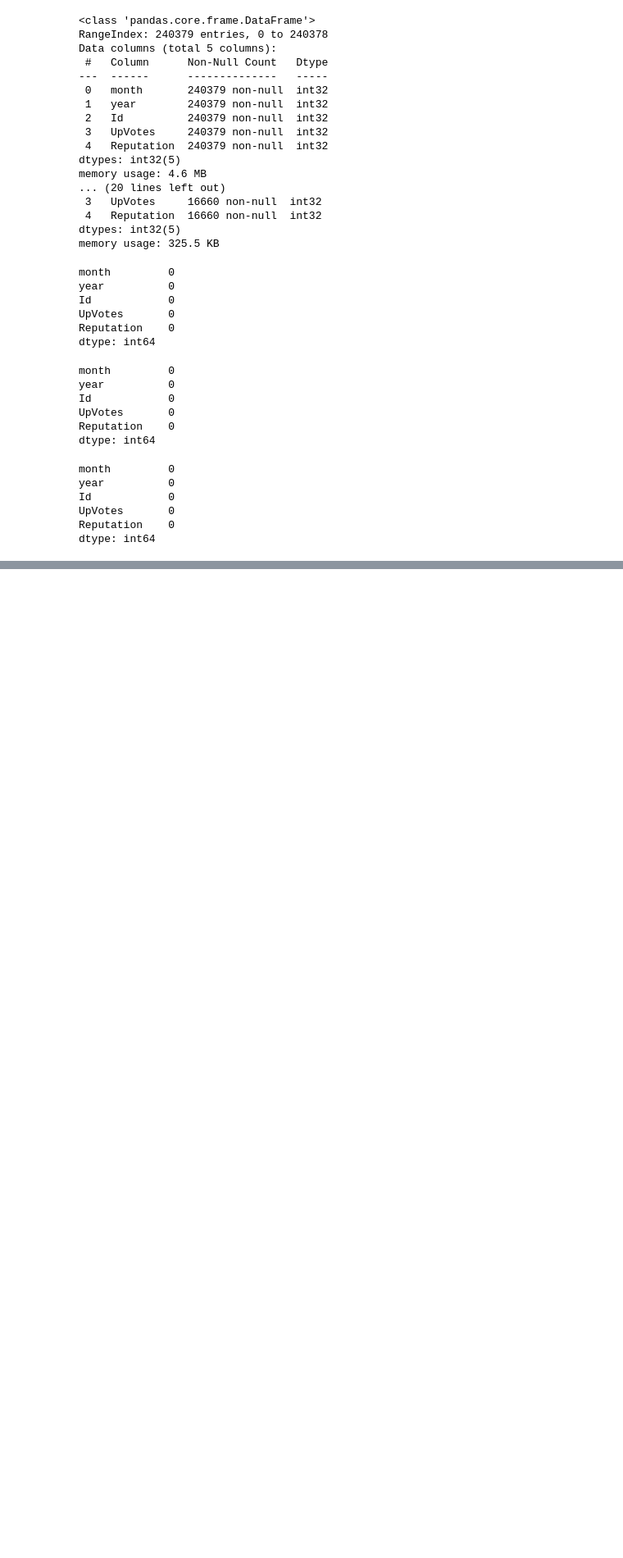
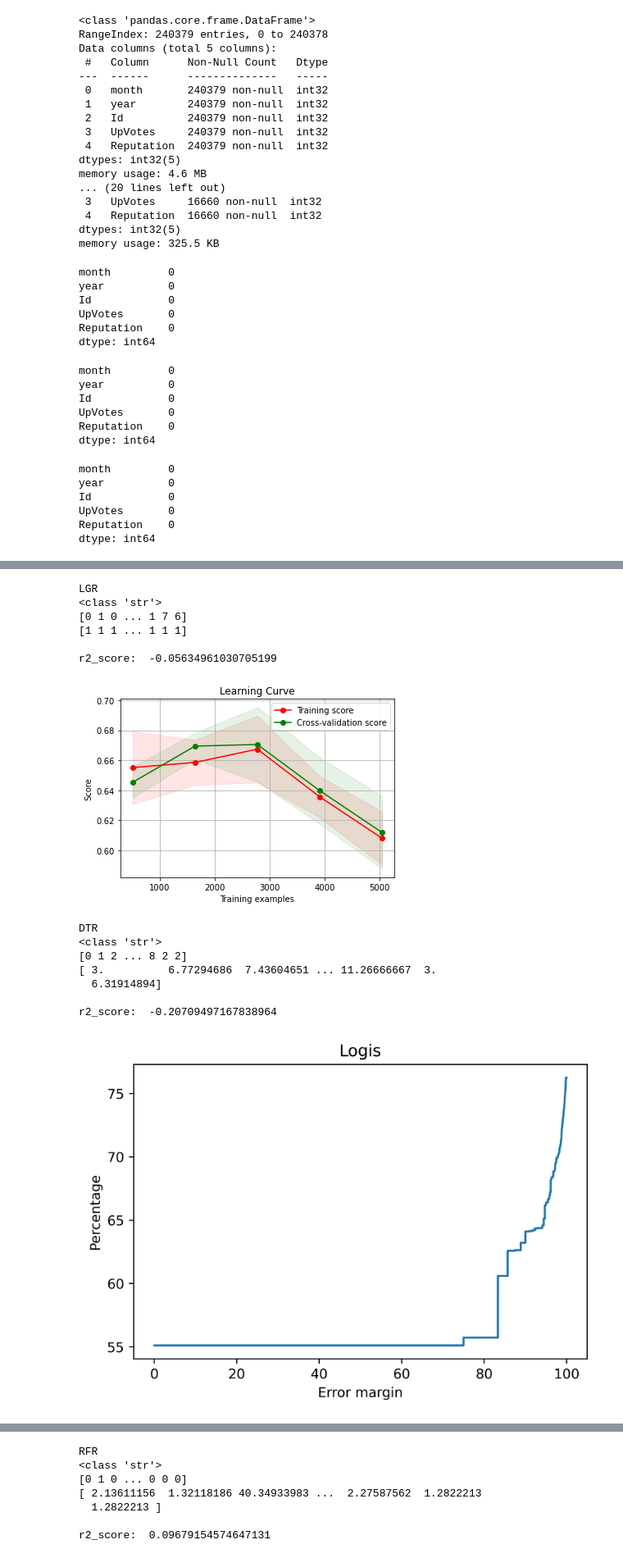
Before and after one commit to alexmal01/PDU_Proj3, a Jupyter notebook: PythonDane.ipynb, the cells around one changed output, grey strips where cells are left out. Shown at 82% size. Drawn from its saved outputs; the diff is of its cells as text; code cells hidden in the pictures; blank space fills up the shorter version.

```diff
--- a/PythonDane.ipynb
+++ b/PythonDane.ipynb
@@ -354,0 +536,23 @@ for model in models.items():
+# %%
+for model in models.items():
+    s = str(model[0])
+    print((str(model[0]))[:19])
+    print(type(s))
+    #print(s[:6])
+    run_model(model[1],ApplePyt4,metrics['f1_score'])
+# %% [output]
+LGR
+<class 'str'>
+[0 1 0 ... 1 7 6]
+[1 1 1 ... 1 1 1]
+
+r2_score:  -0.05634961030705199
+[figure, added]
+DTR
+<class 'str'>
+[0 1 2 ... 8 2 2]
+[ 3.          6.77294686  7.43604651 ... 11.26666667  3.
+  6.31914894]
+
+r2_score:  -0.20709497167838964
+[figure, added]
@@ -354,0 +560,7 @@ for model in models.items():
+RFR
+<class 'str'>
+[0 1 0 ... 0 0 0]
+[ 2.13611156  1.32118186 40.34933983 ...  2.27587562  1.2822213
+  1.2822213 ]
+
+r2_score:  0.09679154574647131
```
Also changed, not shown: parts of 14 cells of this notebook, 1 other file.
